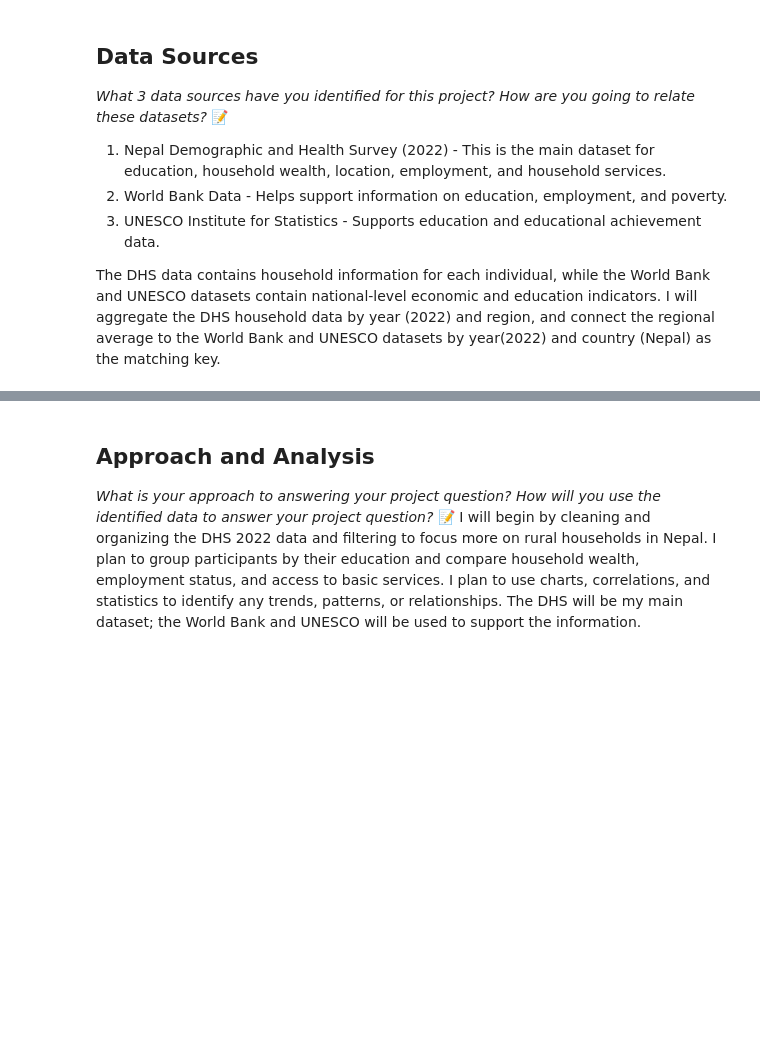
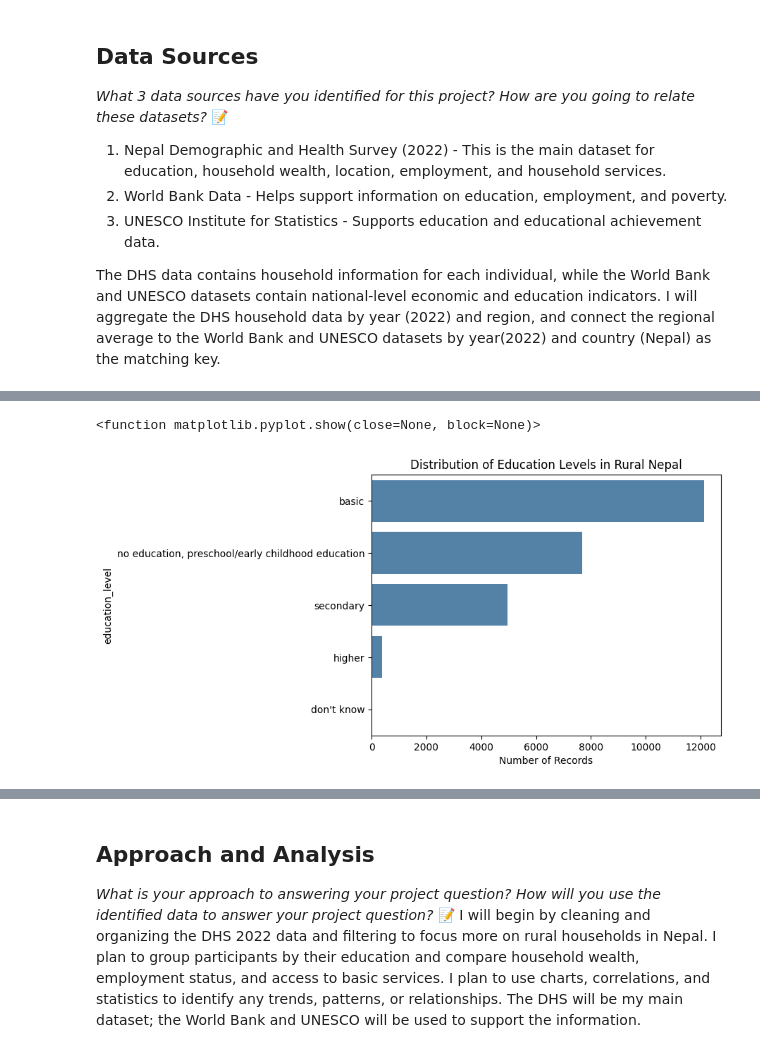
Before and after one commit to IT4063C-Fall2026/data-tech-analytics-final-project-reshikagg, a Jupyter notebook: source.ipynb, the cells around one changed output, grey strips where cells are left out. Drawn from its saved outputs; the diff is of its cells as text; code cells hidden in the pictures; blank space fills up the shorter version.

```diff
--- a/source.ipynb
+++ b/source.ipynb
@@ -93,0 +375,24 @@ Note: you may need to restart the kernel to use updated packages.
+# %%
+# Visualization 1: Education-Level Distribution in Rural Nepal
+
+education_data=rural_eda[
+    rural_eda["education_level"].notna()
+].copy()
+plt.Figure(figsize=(10,6))
+
+sns.countplot(
+    data=education_data,
+    y="education_level",
+    order=education_data["education_level"].value_counts().index,
+    color="steelblue"
+)
+
+plt.title("Distribution of Education Levels in Rural Nepal")
+plt.xlabel("Number of Records")
+plt.ylabel("education_level")
+
+plt.tight_layout
+plt.show
+# %% [output]
+<function matplotlib.pyplot.show(close=None, block=None)>
+[figure, added]
```
Also changed, not shown: parts of 23 cells of this notebook.
